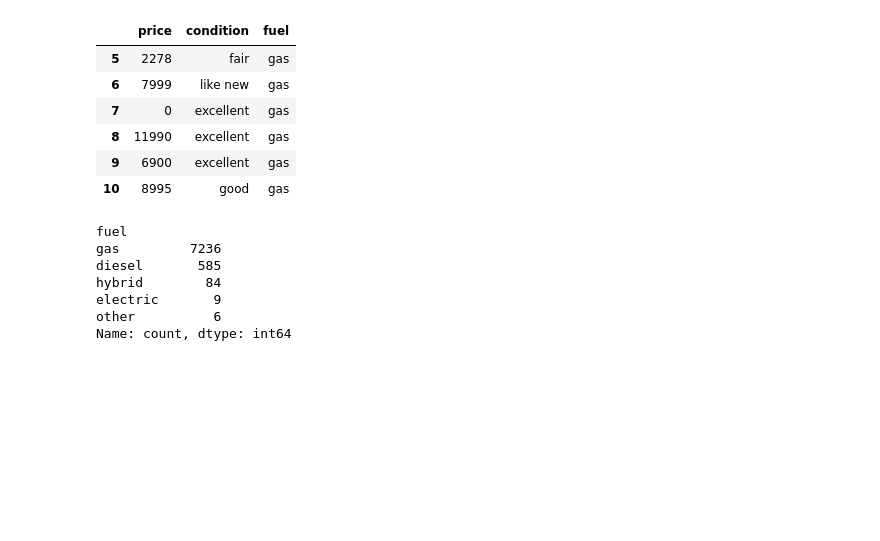
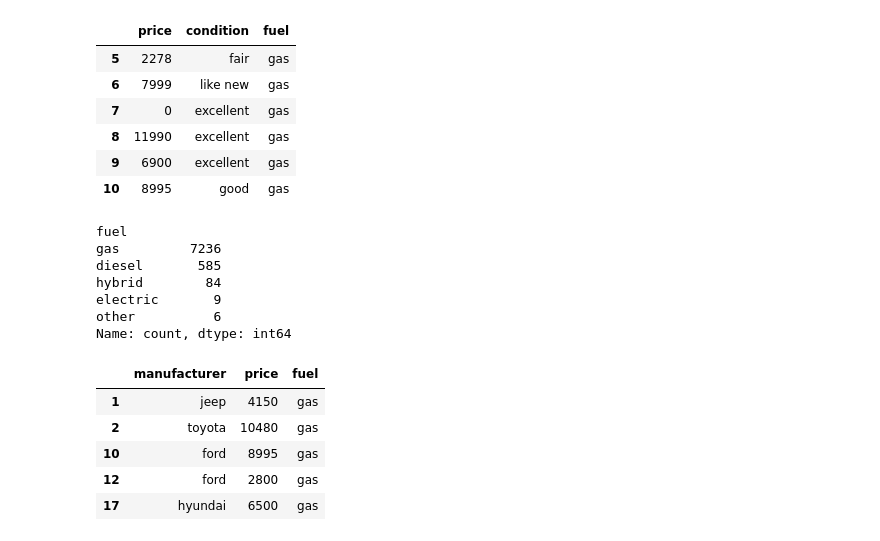
Before and after one commit to minSara02-FromTheStart/Pandas_Daily_Practice, a Jupyter notebook: Practice With JSON/JsonPractice.ipynb, the cells around one changed output. Drawn from its saved outputs; the diff is of its cells as text; code cells hidden in the pictures; blank space fills up the shorter version.

```diff
--- a/Practice With JSON/JsonPractice.ipynb
+++ b/Practice With JSON/JsonPractice.ipynb
@@ -203,3 +203,15 @@ hybrid        84
 electric       9
 other          6
 Name: count, dtype: int64
+# %%
+#mask = (df["fuel"] == "gas")
+mask = (df["condition"] == "good")
+
+df.loc[mask, ["manufacturer",  "price", "fuel"]].head()
+# %% [output]
+|  | manufacturer | price | fuel |
+| 1 | jeep | 4150 | gas |
+| 2 | toyota | 10480 | gas |
+| 10 | ford | 8995 | gas |
+| 12 | ford | 2800 | gas |
+| 17 | hyundai | 6500 | gas |
```
Also changed, not shown: parts of 1 cell of this notebook.
